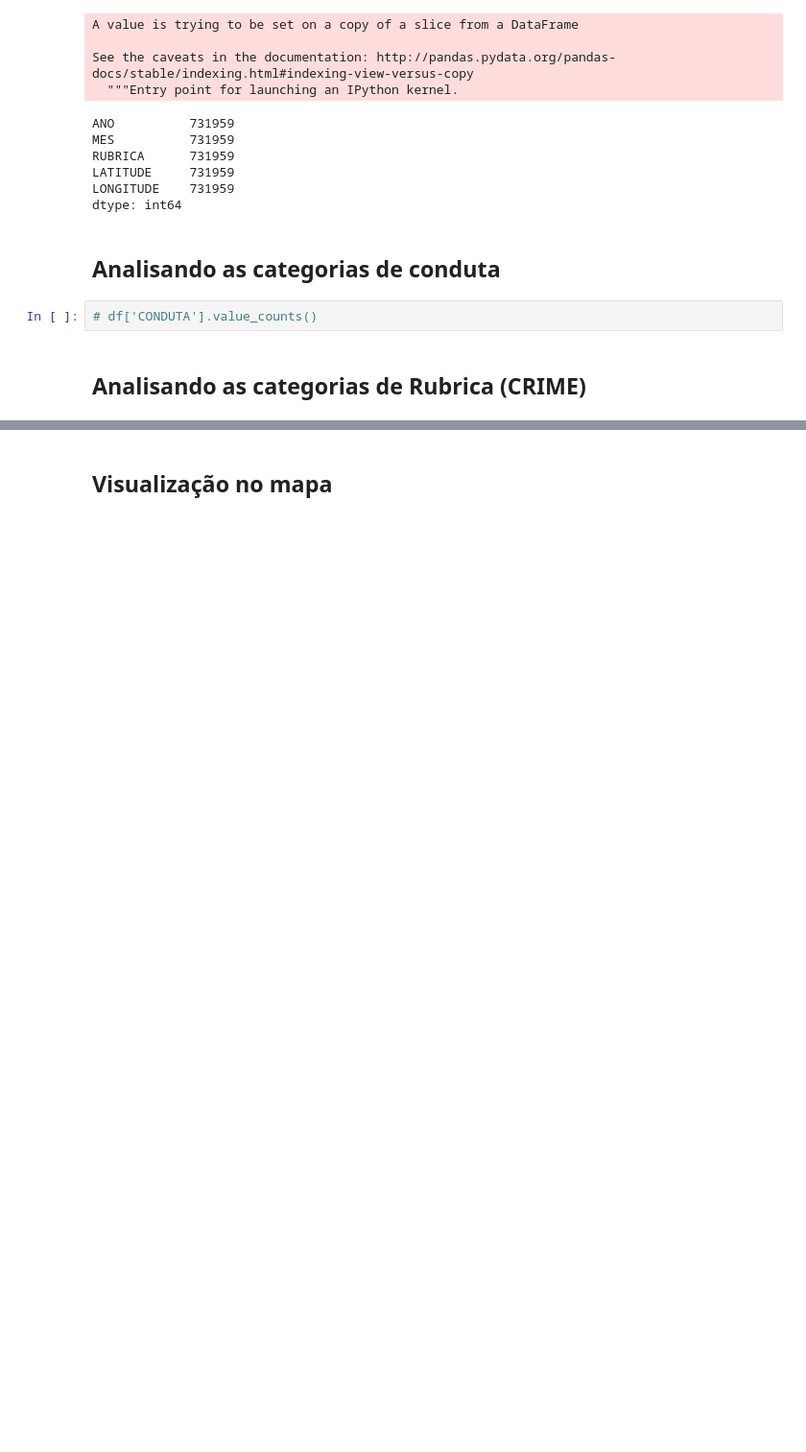
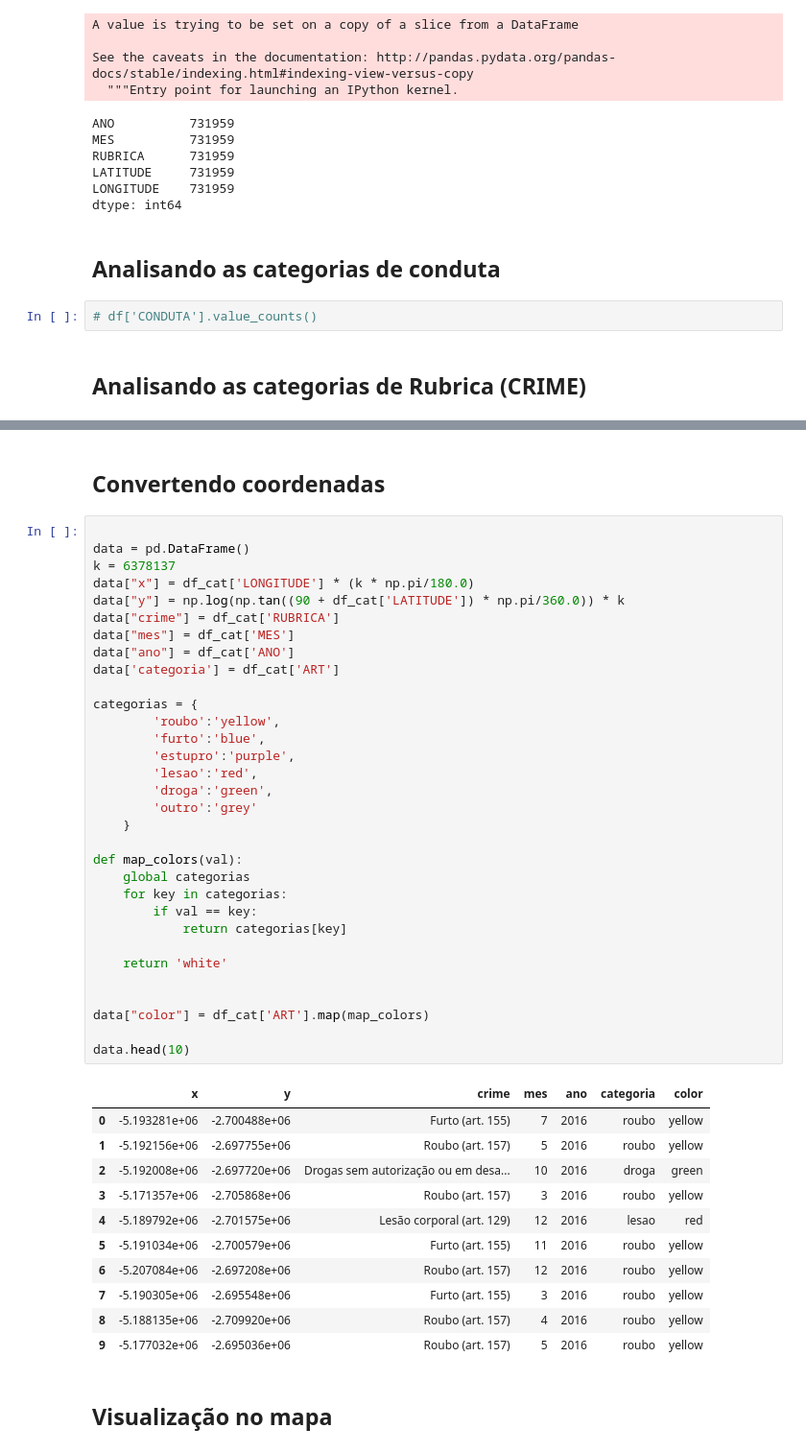
Before and after one commit to deeplearningunb/deeBO, a Jupyter notebook: data_analysis.ipynb, the cells around one changed output, grey strips where cells are left out. Shown at 96% size. Saved outputs shown, nothing was run; the diff lists cells and outputs as text; blank space fills up the shorter version.

```diff
--- a/data_analysis.ipynb
+++ b/data_analysis.ipynb
@@ -192,2 +197,48 @@ sorted(mapping, key=lambda x: mapping[x], reverse=True)
+# %% [markdown]
+## Convertendo coordenadas
+# %%
+
+data = pd.DataFrame()
+k = 6378137
+data["x"] = df_cat['LONGITUDE'] * (k * np.pi/180.0)
+data["y"] = np.log(np.tan((90 + df_cat['LATITUDE']) * np.pi/360.0)) * k
+data["crime"] = df_cat['RUBRICA']
+data["mes"] = df_cat['MES']
+data["ano"] = df_cat['ANO']
+data['categoria'] = df_cat['ART']
+
+categorias = {
+        'roubo':'yellow',
+        'furto':'blue',
+        'estupro':'purple',
+        'lesao':'red',
+        'droga':'green',
+        'outro':'grey'
+    }
+
+def map_colors(val):
+    global categorias
+    for key in categorias:
+        if val == key:
+            return categorias[key]
+
+    return 'white'
+
+
+data["color"] = df_cat['ART'].map(map_colors)
+
+data.head(10)
+# %% [output]
+|  | x | y | crime | mes | ano | categoria | color |
+| 0 | -5.193281e+06 | -2.700488e+06 | Furto (art. 155) | 7 | 2016 | roubo | yellow |
+| 1 | -5.192156e+06 | -2.697755e+06 | Roubo (art. 157) | 5 | 2016 | roubo | yellow |
+| 2 | -5.192008e+06 | -2.697720e+06 | Drogas sem autorização ou em desa... | 10 | 2016 | droga | green |
+| 3 | -5.171357e+06 | -2.705868e+06 | Roubo (art. 157) | 3 | 2016 | roubo | yellow |
+| 4 | -5.189792e+06 | -2.701575e+06 | Lesão corporal (art. 129) | 12 | 2016 | lesao | red |
+| 5 | -5.191034e+06 | -2.700579e+06 | Furto (art. 155) | 11 | 2016 | roubo | yellow |
+| 6 | -5.207084e+06 | -2.697208e+06 | Roubo (art. 157) | 12 | 2016 | roubo | yellow |
+| 7 | -5.190305e+06 | -2.695548e+06 | Furto (art. 155) | 3 | 2016 | roubo | yellow |
+| 8 | -5.188135e+06 | -2.709920e+06 | Roubo (art. 157) | 4 | 2016 | roubo | yellow |
+| 9 | -5.177032e+06 | -2.695036e+06 | Roubo (art. 157) | 5 | 2016 | roubo | yellow |
 # %% [markdown]
 ## Visualização no mapa
```
Also changed, not shown: parts of 8 cells of this notebook.
